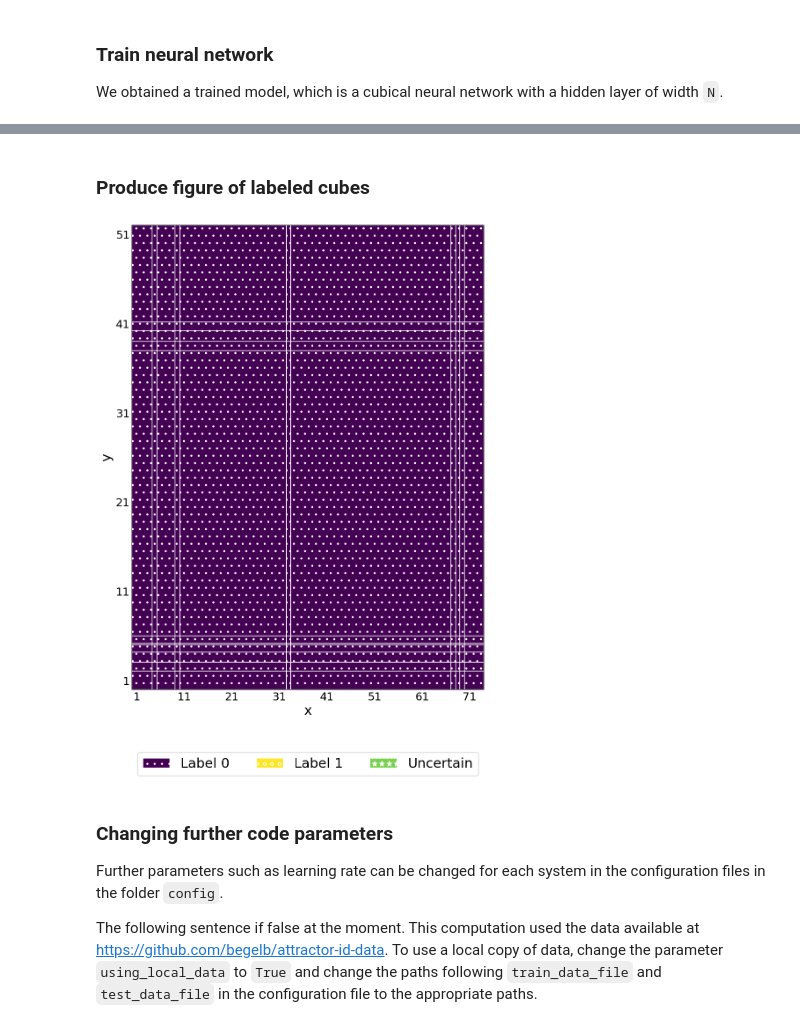
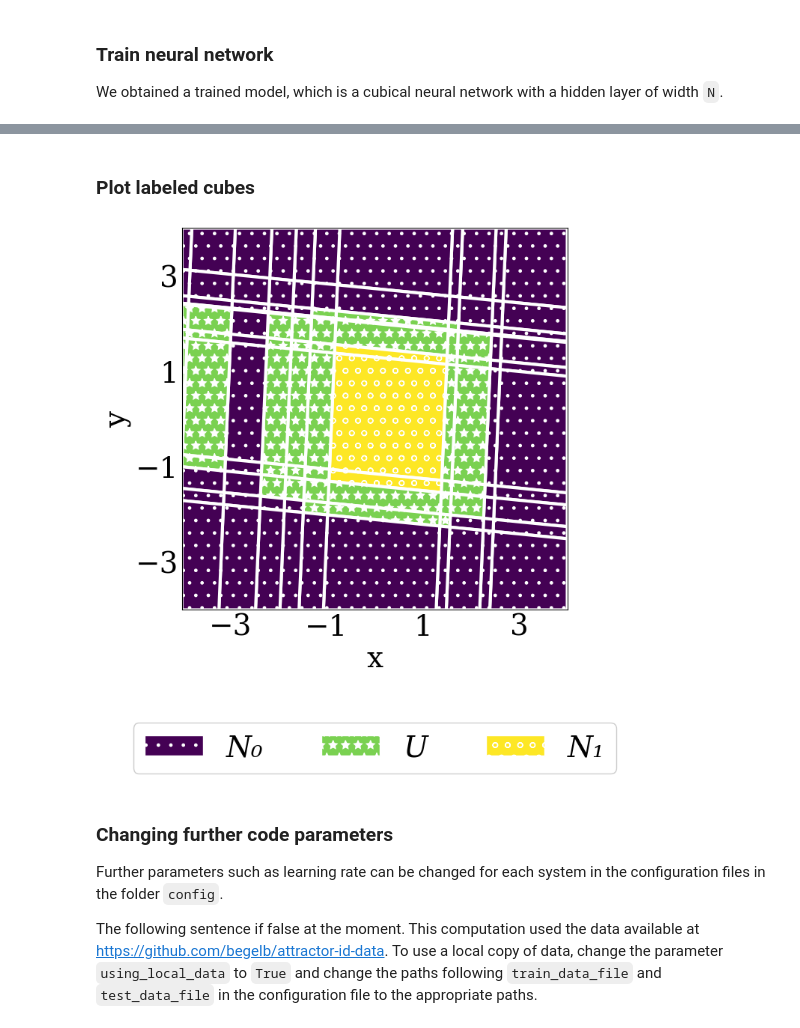
Before and after one commit to begelb/MLCD, a Jupyter notebook: learn_decomposition.ipynb, the cells around one changed output, grey strips where cells are left out. Drawn from its saved outputs; the diff is of its cells as text; code cells hidden in the pictures.

Commit message:
Change to specify the config file for jupyter notebook

````diff
--- a/learn_decomposition.ipynb
+++ b/learn_decomposition.ipynb
@@ -22,20 +22,22 @@ The following systems are implemented:
 - 'leslie'
 - 'periodic_3labels'
 # %%
-system = 'leslie'
+system = 'straight_separatrix'
 
 N = 10 # number of nodes in the hidden layer of the network (must be an integer multiple of the dimension of the system)
 
 labeling_threshold = 0.3 # threshold in (0, 1/2) used to label cubes
 
 epochs = 20 # number of times that the data is cycled through during neural network training
+
+config_file = f'config/{system}.txt'
 # %% [markdown]
 ### Train neural network
 
 We obtained a trained model, which is a cubical neural network with a hidden layer of width ```N```.
 # %%
 model_filename = 'model'
-model, train_loss_list, test_loss_list = train_classifier(system, N, epochs, model_filename)
-accuracy = accuracy(system, model, labeling_threshold)
+model, train_loss_list, test_loss_list = train_classifier(system, N, epochs, model_filename, config_file)
+accuracy = accuracy(system, model, labeling_threshold, config_file)
 # %% [output]
 Epoch 1/20
@@ -72,4 +74,4 @@ ValueError: x and y must have same first dimension, but have shapes (100,) and (
 # %%
-labeling_threshold = 0.1
-hyperplane_list, cube_list = compute_homology(system, labeling_threshold, N, model)
+labeling_threshold = 0.3
+hyperplane_list, cube_list = compute_homology(system, labeling_threshold, N, model, config_file)
 # %% [output]
@@ -89,10 +106,10 @@ make_decomposition_plot(system, hyperplane_list, model, file_name)
 # %% [markdown]
-### Produce figure of labeled cubes
+### Plot labeled cubes
 # %%
 file_name = 'polytope_plot'
-make_polytope_plot(system, cube_list, file_name)
+make_polytope_plot(system, cube_list, file_name, config_file)
 # %% [output]
-[figure, old version]
+[figure, new version]
 # %% [markdown]
 ### Changing further code parameters
 
````
Also changed, not shown: parts of 7 cells of this notebook, 1 other file.
